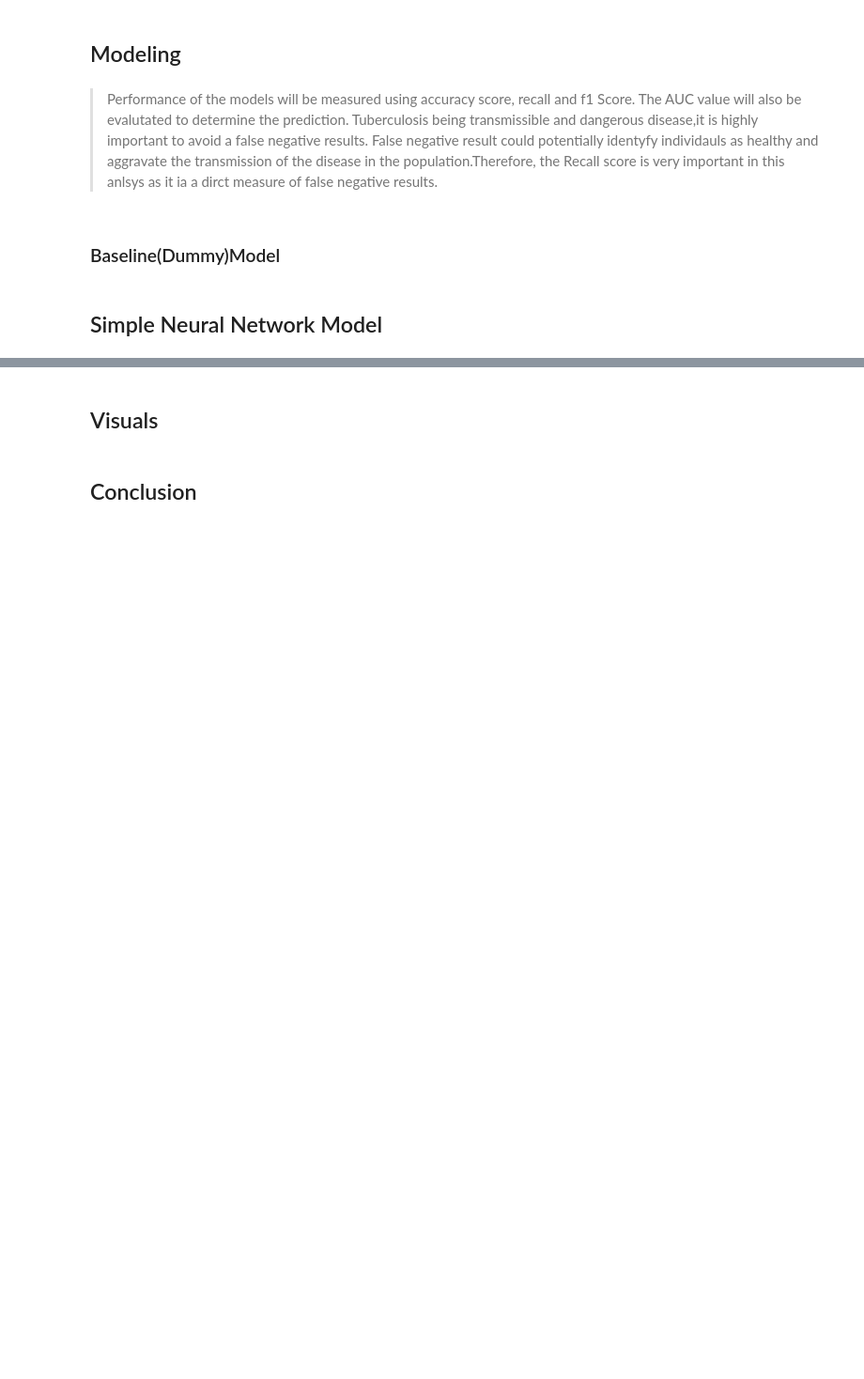
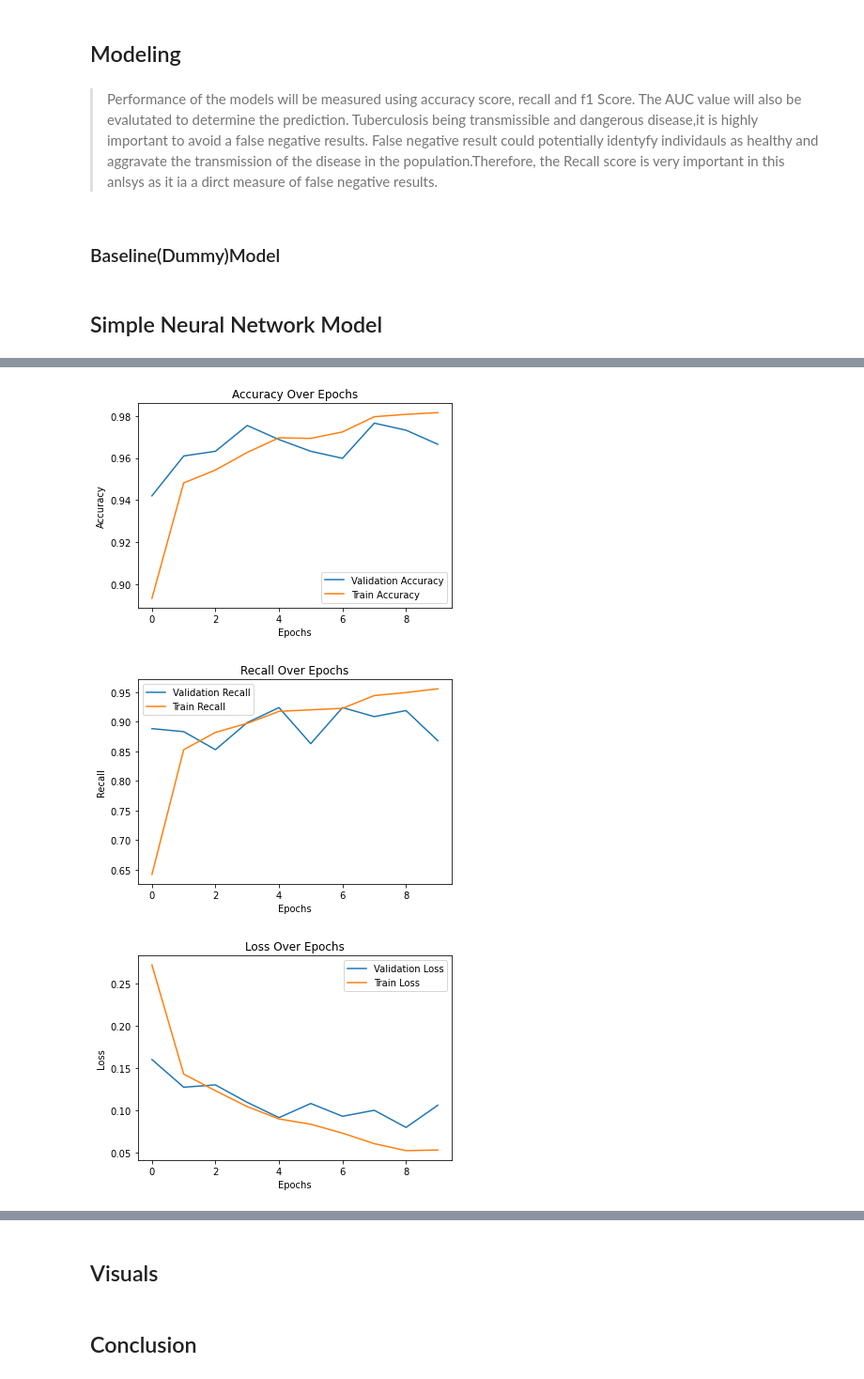
Before and after one commit to Tamiru3/TuberculosisImageClassifcation, a Jupyter notebook: Untitled.ipynb, the cells around one changed output, grey strips where cells are left out. Shown: that part at 94% size. Cells and saved outputs as stored; diff of their text form; code cells hidden in the pictures; blank space fills up the shorter version.

```diff
--- a/Untitled.ipynb
+++ b/Untitled.ipynb
@@ -249,0 +388,19 @@ simple_model.evaluate(test_set)
+# %%
+#Second cnn model with the objective of improving the accuracy score
+
+cnn2_model = models.Sequential([
+    layers.Conv2D(32, (3, 3), activation='relu', input_shape=(64, 64, 1)),
+    layers.MaxPooling2D((2, 2)),
+    layers.Conv2D(64, (3, 3), activation='relu'),
+    layers.MaxPooling2D((2, 2)),
+    layers.Dropout(0.25),
+    layers.Flatten(),
+    layers.Dense(64, activation='relu'),
+    layers.Dropout(0.25),
+    layers.Dense(1, activation='sigmoid')
+])
+
+
+cnn2_model.compile(optimizer='Adam',
+              loss='binary_crossentropy',
+              metrics=['accuracy', metrics.Recall(name='recall'), metrics.AUC(name='auc'), metrics.AUC(name='prc', curve='PR')])
@@ -249,0 +427,5 @@ simple_model.evaluate(test_set)
+# %%
+cnn2_history = cnn2_model.fit(train_set,
+                    epochs=10,
+                    batch_size=32,
+                    validation_data=validation_set)
@@ -249,0 +453,6 @@ simple_model.evaluate(test_set)
+# %%
+show_metrics(cnn2_history)
+# %% [output]
+[figure, added]
+[figure, added]
+[figure, added]
```
Also changed, not shown: parts of 29 cells of this notebook.
